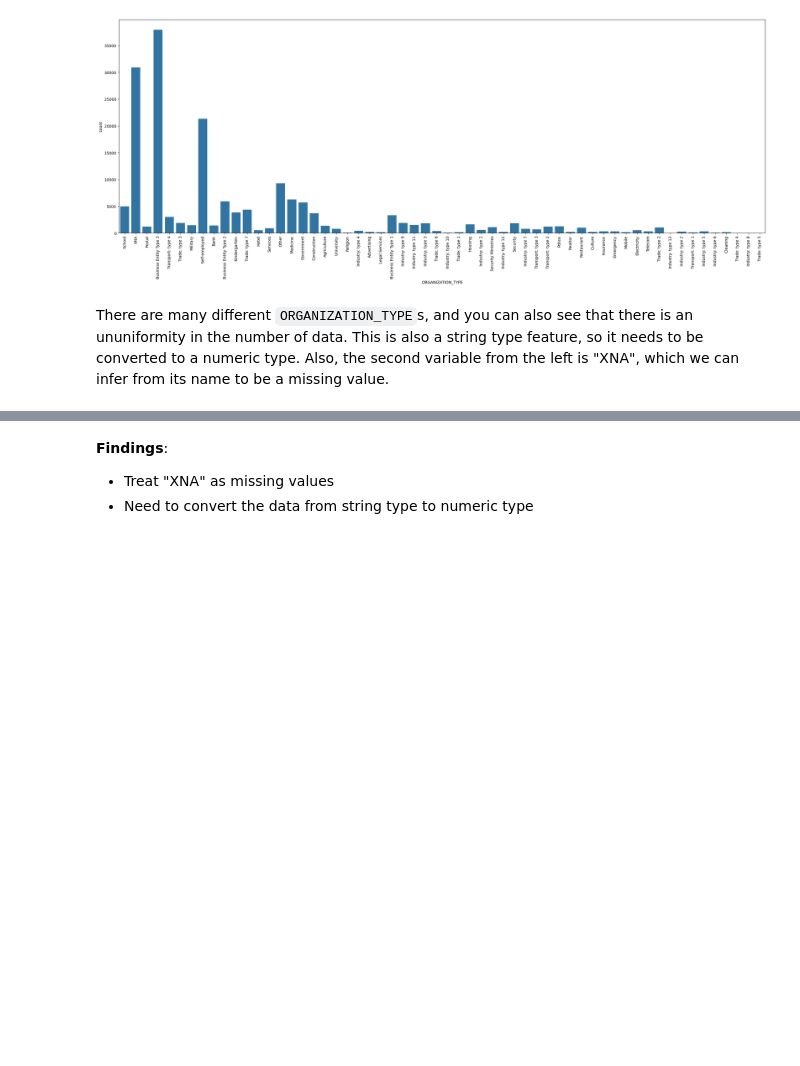
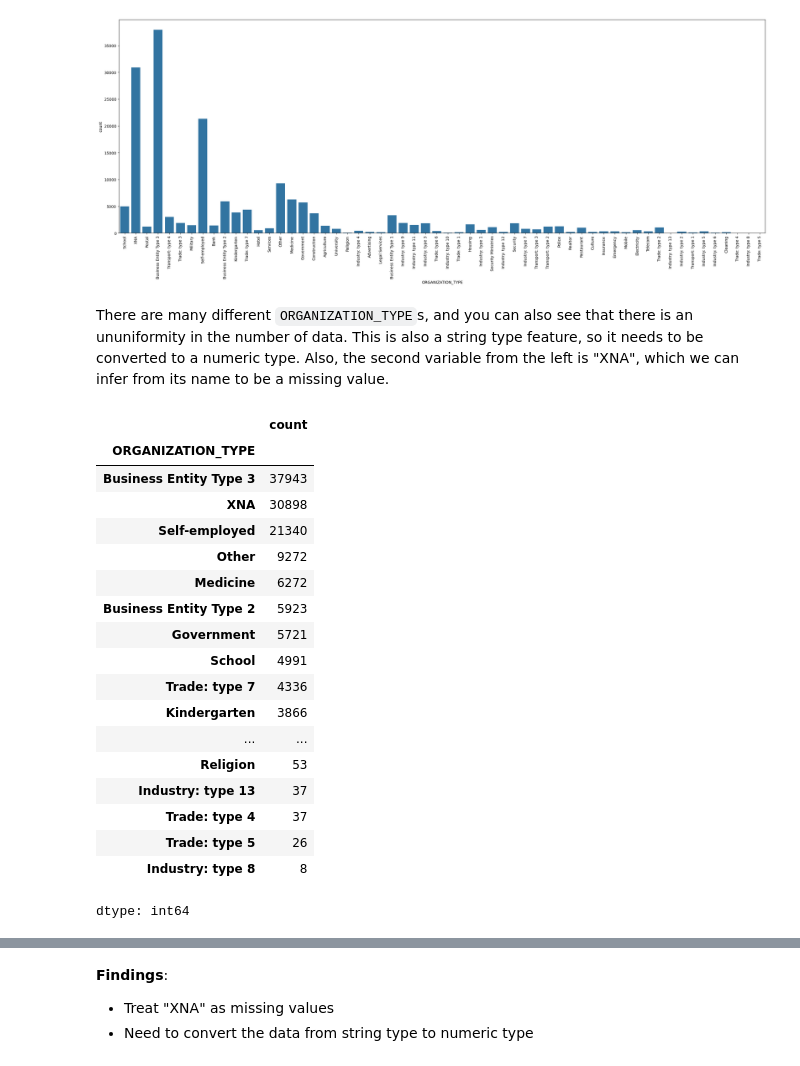
Before and after one commit to BlessedAron254/home-credit-default-risk, a Jupyter notebook: tutorialmodel2.ipynb, the cells around one changed output, grey strips where cells are left out. Saved outputs shown, nothing was run; the diff lists cells and outputs as text; code cells hidden in the pictures; blank space fills up the shorter version.

```diff
--- a/tutorialmodel2.ipynb
+++ b/tutorialmodel2.ipynb
@@ -353,0 +363,28 @@ There are two variables in `NAME_CONTRACT_TYPE`, Cash loans and Revolving loans,
+# %%
+# Convert NAME_CONTRACT_TYPE categories into numerical columns
+# Cash loans and Revolving loans will each get their own column
+
+train = pd.get_dummies(
+    train,
+    columns=["NAME_CONTRACT_TYPE"],
+    dtype=int
+)
+
+test = pd.get_dummies(
+    test,
+    columns=["NAME_CONTRACT_TYPE"],
+    dtype=int
+)
+
+# Ensure train and test have the same feature columns
+# Missing columns are filled with 0
+test = test.reindex(
+    columns=train.columns,
+    fill_value=0
+)
+
+# Display the encoded loan contract types
+print(train[[
+    "NAME_CONTRACT_TYPE_Cash loans",
+    "NAME_CONTRACT_TYPE_Revolving loans"
+]].head())
@@ -367,3 +411,27 @@ plt.show()
 [figure]
 # %% [markdown]
 There are many different `ORGANIZATION_TYPE`s, and you can also see that there is an ununiformity in the number of data. This is also a string type feature, so it needs to be converted to a numeric type. Also, the second variable from the left is "XNA", which we can infer from its name to be a missing value.
+# %%
+# Count the number of applicants in each organization category
+# This helps us understand the different categories and their distribution.
+train["ORGANIZATION_TYPE"].value_counts(dropna=False)
+# %% [output]
+|  | count |
+| ORGANIZATION_TYPE |  |
+| Business Entity Type 3 | 37943 |
+| XNA | 30898 |
+| Self-employed | 21340 |
+| Other | 9272 |
+| Medicine | 6272 |
+| Business Entity Type 2 | 5923 |
+| Government | 5721 |
+| School | 4991 |
+| Trade: type 7 | 4336 |
+| Kindergarten | 3866 |
+| ... | ... |
+| Religion | 53 |
+| Industry: type 13 | 37 |
+| Trade: type 4 | 37 |
+| Trade: type 5 | 26 |
+| Industry: type 8 | 8 |
+dtype: int64
```
Also changed, not shown: parts of 5 cells of this notebook.
